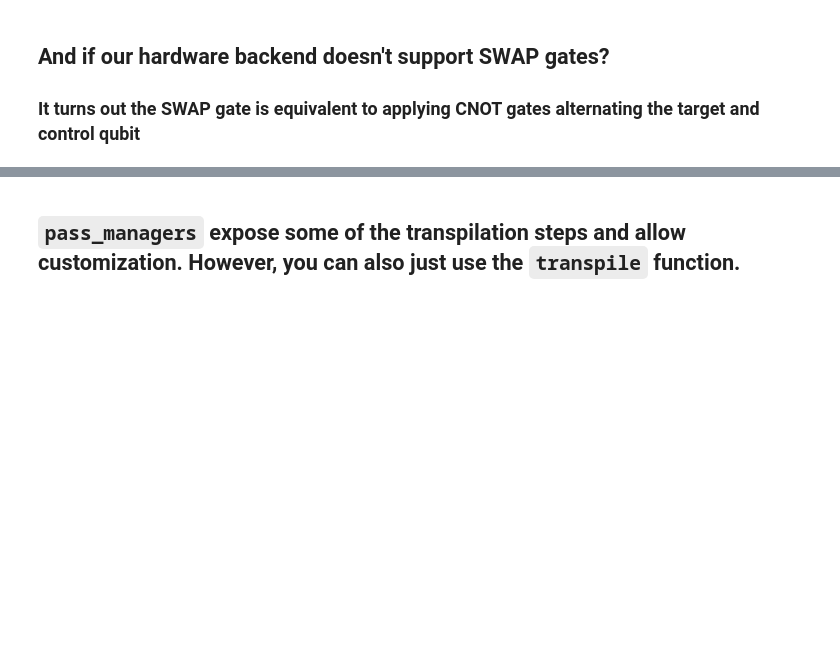
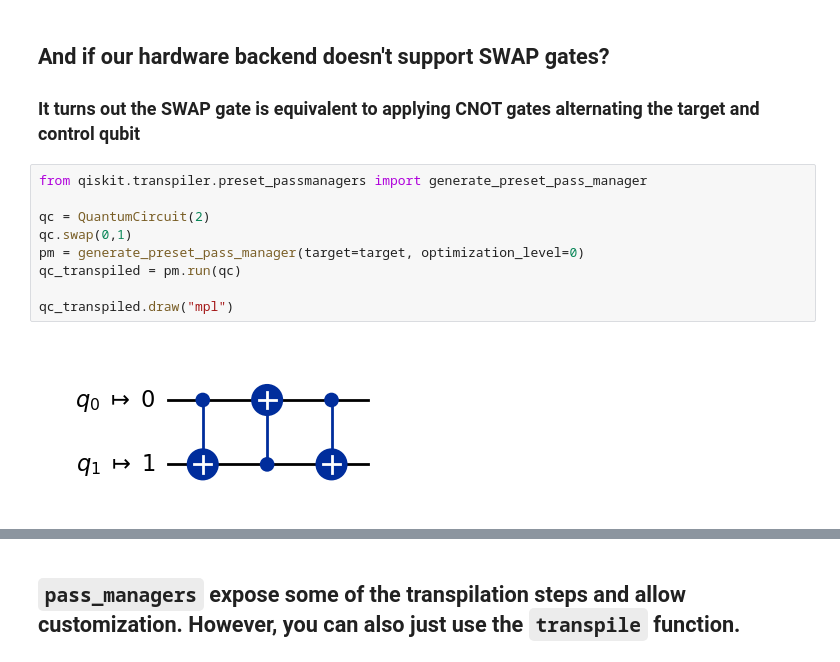
Before and after one commit to JoeyRogers-svg/Qiskit-fundamentals-course, a Jupyter notebook: 3-transpilation-and-primitives.ipynb, the cells around one changed output, grey strips where cells are left out. Saved outputs shown, nothing was run; the diff lists cells and outputs as text; blank space fills up the shorter version.

```diff
--- a/3-transpilation-and-primitives.ipynb
+++ b/3-transpilation-and-primitives.ipynb
@@ -139,3 +73,14 @@ qc.draw("mpl")
 ## And if our hardware backend doesn't support SWAP gates?
 
 ### It turns out the SWAP gate is equivalent to applying CNOT gates alternating the target and control qubit
+# %%
+from qiskit.transpiler.preset_passmanagers import generate_preset_pass_manager
+
+qc = QuantumCircuit(2)
+qc.swap(0,1)
+pm = generate_preset_pass_manager(target=target, optimization_level=0)
+qc_transpiled = pm.run(qc)
+
+qc_transpiled.draw("mpl")
+# %% [output]
+[figure, added]
```
Also changed, not shown: parts of 47 cells of this notebook.
